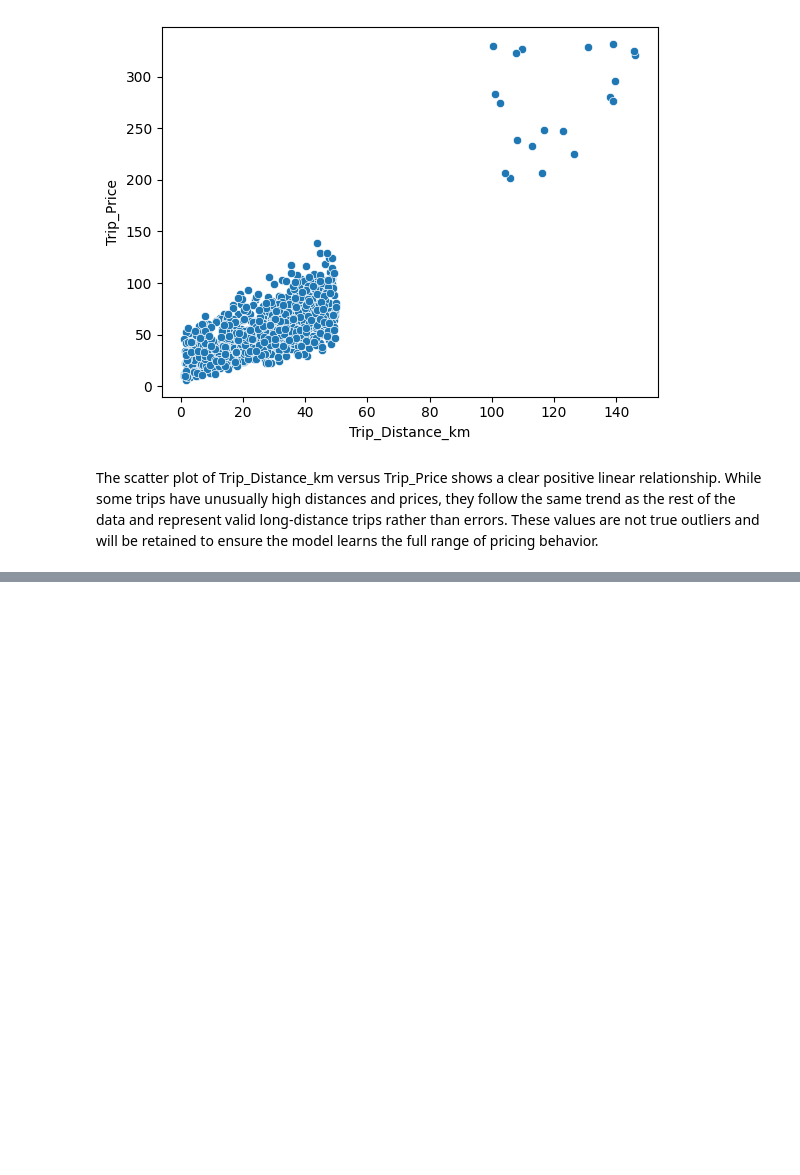
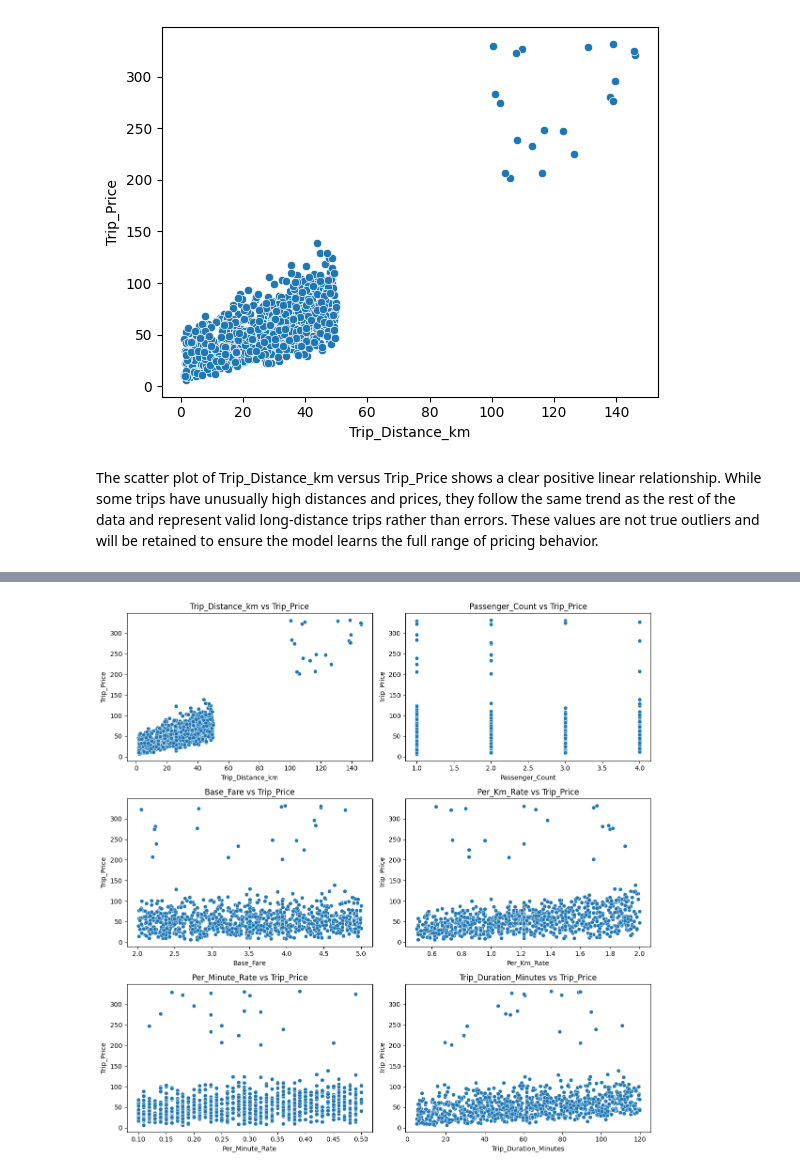
Before and after one commit to Padawan2024/ML-Portfolio, a Jupyter notebook: Supervised_ML/Regression/Predict Taxi Price/Notebooks/EDA.ipynb, the cells around one changed output, grey strips where cells are left out. Saved outputs shown, nothing was run; the diff lists cells and outputs as text; code cells hidden in the pictures; blank space fills up the shorter version.

```diff
--- a/Supervised_ML/Regression/Predict Taxi Price/Notebooks/EDA.ipynb
+++ b/Supervised_ML/Regression/Predict Taxi Price/Notebooks/EDA.ipynb
@@ -291,0 +300,2 @@ The scatter plot of Trip_Distance_km versus Trip_Price shows a clear positive li
+# %%
+dataset_df = dataset_df.dropna(subset=['Trip_Price']).copy()
@@ -291,0 +306,5 @@ The scatter plot of Trip_Distance_km versus Trip_Price shows a clear positive li
+# %%
+numerical_col = dataset_df.select_dtypes(include='number').drop('Trip_Price', axis=1).columns
+
+for col in numerical_col:
+    dataset_df[col] = dataset_df[col].fillna(dataset_df[col].median())
@@ -291,0 +314,5 @@ The scatter plot of Trip_Distance_km versus Trip_Price shows a clear positive li
+# %%
+category_col = dataset_df.select_dtypes(include='object').columns
+
+for col in category_col:
+    dataset_df[col] = dataset_df[col].fillna(dataset_df[col].mode()[0])
@@ -291,0 +344,12 @@ The scatter plot of Trip_Distance_km versus Trip_Price shows a clear positive li
+# %%
+fig, ax = plt.subplots(3, 2, figsize=(12, 12))
+ax = ax.flatten()
+
+for i, col in enumerate(numerical_col):
+    sns.scatterplot(x=dataset_df[col], y=dataset_df['Trip_Price'], ax=ax[i])
+    ax[i].set_title(f'{col} vs Trip_Price')
+
+plt.tight_layout()
+plt.show()
+# %% [output]
+[figure, added]
```
Also changed, not shown: parts of 11 cells of this notebook.
